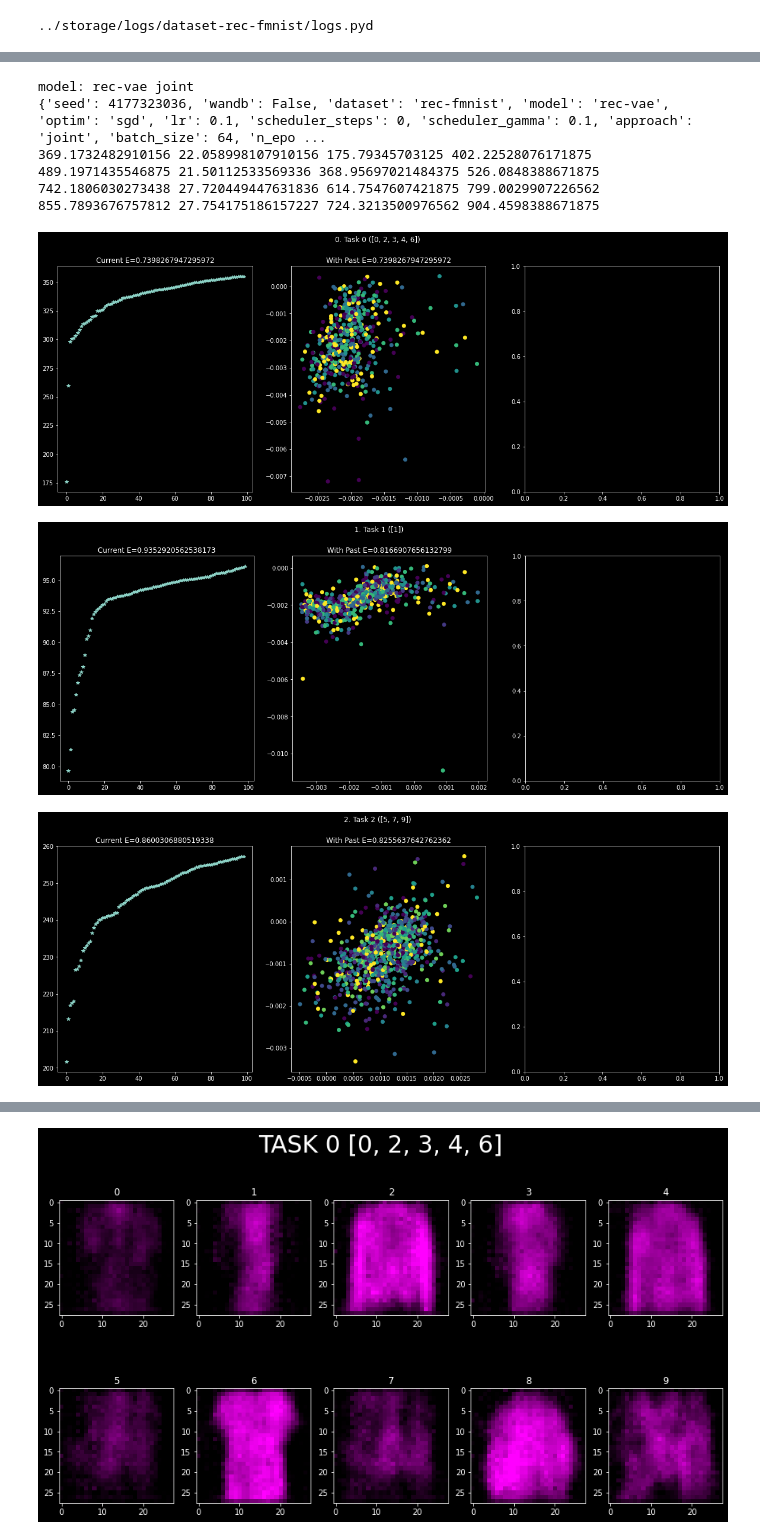
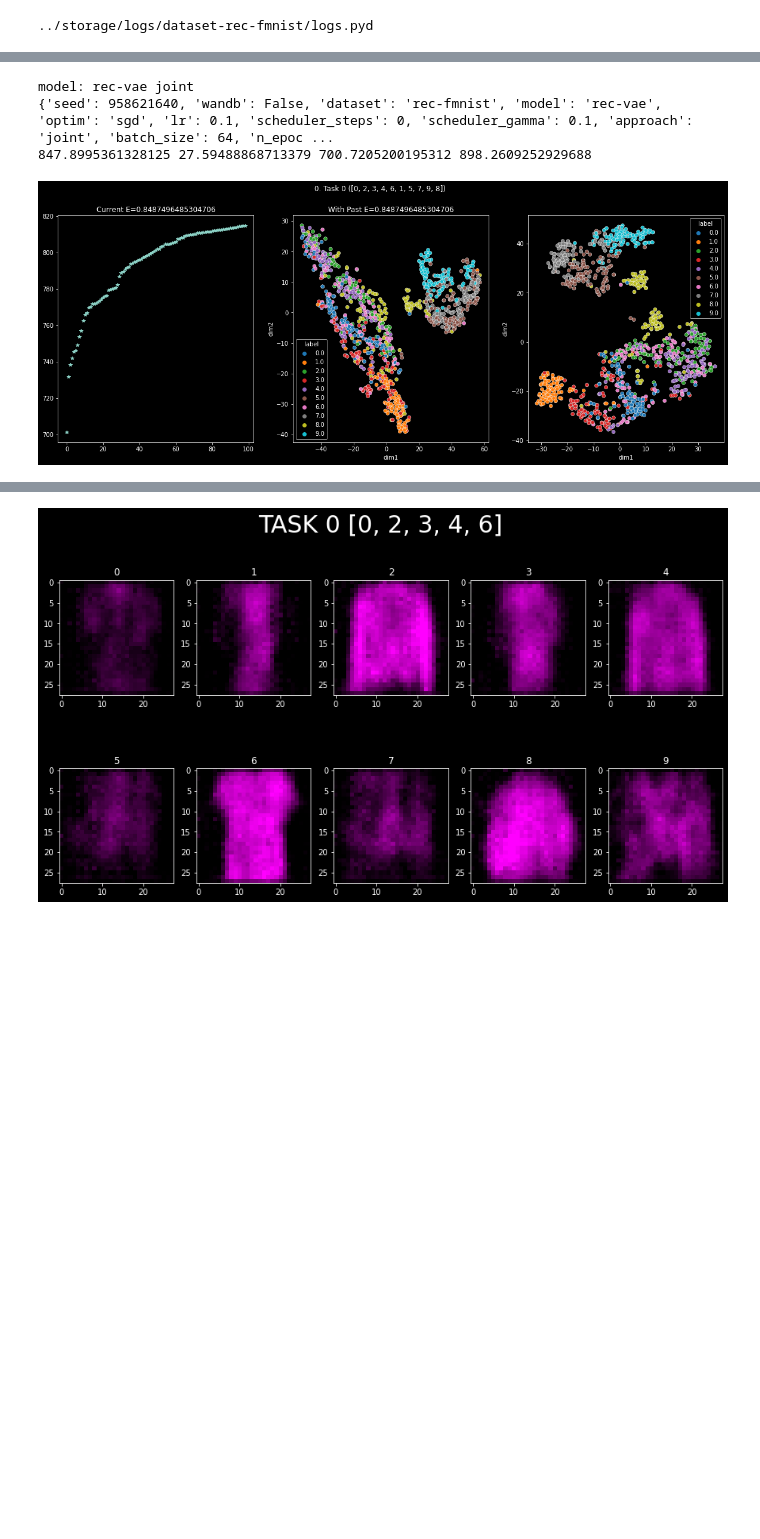
Before and after one commit to ema-frasca/canomaly, a Jupyter notebook: notebooks/spectral_analysis.ipynb, the cells around one changed output, grey strips where cells are left out. Cells and saved outputs as stored; diff of their text form; code cells hidden in the pictures; blank space fills up the shorter version.

```diff
--- a/notebooks/spectral_analysis.ipynb
+++ b/notebooks/spectral_analysis.ipynb
@@ -58,17 +58,14 @@ def calc_D_L_torch(data: torch.Tensor, sigma=1.):
     L = D - A
     return A, D, L
 
-def find_eig_torch(laplacian: torch.Tensor, return_sorted_indices=False):
+def find_eig_torch(laplacian: torch.Tensor):
     eigenvalues, eigenvectors = torch.linalg.eig(laplacian)
     eigenvalues = eigenvalues.to(float)
     eigenvectors = eigenvectors.to(float)
     sorted_indices = torch.argsort(eigenvalues)
-    eigenvalues, eigenvectors = eigenvalues[sorted_indices], eigenvectors[:, sorted_indices]
+    eigenvalues, eigenvectors = eigenvalues[sorted_indices], eigenvectors[:,sorted_indices]
 #     print(eigenvalues,'\n'*2 ,eigenvectors)
-    if return_sorted_indices:
-        return eigenvalues, eigenvectors, sorted_indices
-    else:
-        return eigenvalues, eigenvectors
+    return eigenvalues, eigenvectors
 
 def normalize_A_torch(a_m, d_m):
     return torch.sqrt(torch.linalg.inv(d_m))@a_m@torch.sqrt(torch.linalg.inv(d_m))
@@ -169,7 +167,7 @@ total:          energy 0.8566           mean -0.000 ± 0.050
 
 -------------------------
 # %%
-exp = exp_list[-1]
+exp = exp_list[1]
 sigma = 1
 print_exp_info(exp)
 figsize = (20, 7)
@@ -183,48 +181,45 @@ for task_id in exp['results']:
     knowledge = [k for k in exp['knowledge'].values()]
     for i in range(1, len(knowledge)):
         knowledge[i] = [k for k in knowledge[i] if k not in flatten_list(knowledge[:i])]
 
     cur_latents = latents[np.isin(targets.cpu(), knowledge[task_idx])]
     past_latents = latents[np.isin(targets.cpu(), flatten_list(knowledge[:task_idx+1]))]
     fut_latents = latents[np.isin(targets.cpu(), flatten_list(knowledge[task_idx:]))]
     past_targets = targets[np.isin(targets.cpu(), flatten_list(knowledge[:task_idx+1]))]
 
     fig, ax = plt.subplots(1, 3, figsize=figsize)
     A, D, L = calc_D_L_torch(cur_latents, sigma=sigma)
     eigenvalues, eigenvectors = find_eig_torch(L)
     # eigenvalues /= len(cur_latents)
     ax[0].plot(eigenvalues[1:limit].cpu(), '*')
     ax[0].set_title(f'Current E={calc_energy_from_values(eigenvalues)}')
 
     A, D, L = calc_D_L_torch(past_latents, sigma=sigma)
     print((D.sum(1)-1).mean().item(),(D.sum(1)-1).std().item(), (D.sum(1)-1).min().item(), (D.sum(1)-1).max().item())
-    eigenvalues, eigenvectors, sorted_ind = find_eig_torch(L, return_sorted_indices=True)
+    eigenvalues, eigenvectors = find_eig_torch(L)
     # eigenvalues /= len(past_latents)
     # ax[1].plot(eigenvalues[1:limit].cpu(), '*')
-    sorted_past_targets = past_targets[sorted_ind]
     filt_1 = (np.quantile(eigenvectors[:, 1].cpu().numpy(), .99) > eigenvectors[:, 1].cpu().numpy()) & (eigenvectors[:, 1].cpu().numpy() > np.quantile(eigenvectors[:, 1].cpu().numpy(), .01))
     filt_2 = (np.quantile(eigenvectors[:, 2].cpu().numpy(), .99) > eigenvectors[:, 2].cpu().numpy()) & (eigenvectors[:, 1].cpu().numpy() > np.quantile(eigenvectors[:, 2].cpu().numpy(), .01))
     filt_total = filt_1 & filt_2
-    ax[1].scatter(eigenvectors[filt_total, 1].cpu(), eigenvectors[filt_total, 2].cpu(), c=sorted_past_targets[filt_total].cpu())
+#     ax[1].scatter(eigenvectors[filt_total, 1].cpu(), eigenvectors[filt_total, 2].cpu(), c=past_targets[filt_total].cpu())
     ax[1].set_title(f'With Past E={calc_energy_from_values(eigenvalues)}')
 
-    # ts = TSNE(n_components=2, random_state=0, perplexity=30)
-    # tr = ts.fit_transform(eigenvectors[:,:5].cpu().numpy())
-    # ax[2].scatter(tr[:,0], tr[:,1], c=past_targets[sorted_ind].cpu())
+    ts = TSNE(n_components=2, random_state=0, perplexity=30)
+    tr = ts.fit_transform(eigenvectors[:,:32].cpu().numpy())
+#     ax[1].scatter(tr[:,0], tr[:,1], c=past_targets.cpu())
+    data = pd.DataFrame(np.concatenate([tr, past_targets.cpu()[:, None]], axis=1), columns=['dim1','dim2','label'])
+    # fig,ax = plt.subplots(figsize=(10,10))
+    sns.scatterplot(x='dim1', y='dim2', hue='label', data=data, palette='tab10', ax=ax[1])
 
     plt.suptitle(f'{task_idx}. Task {task_id} ({knowledge[task_idx]})')
-    # ts = TSNE(n_components=2, perplexity=30, random_state=0)
-    # tr = ts.fit_transform(past_latents.cpu().numpy())
-    # data = pd.DataFrame(np.concatenate([tr, past_targets.cpu()[:, None]], axis=1), columns=['dim1','dim2','label'])
+    ts = TSNE(n_components=2, perplexity=30, random_state=0)
+    tr = ts.fit_transform(past_latents.cpu().numpy())
+    data = pd.DataFrame(np.concatenate([tr, past_targets.cpu()[:, None]], axis=1), columns=['dim1','dim2','label'])
     # fig,ax = plt.subplots(figsize=(10,10))
-    # sns.scatterplot(x='dim1', y='dim2', hue='label', data=data, palette='tab10', ax=ax)
+    sns.scatterplot(x='dim1', y='dim2', hue='label', data=data, palette='tab10', ax=ax[2])
 # %% [output]
 model: rec-vae joint
-{'seed': 4177323036, 'wandb': False, 'dataset': 'rec-fmnist', 'model': 'rec-vae', 'optim': 'sgd', 'lr': 0.1, 'scheduler_steps': 0, 'scheduler_gamma': 0.1, 'approach': 'joint', 'batch_size': 64, 'n_epo ...
-369.1732482910156 22.058998107910156 175.79345703125 402.22528076171875
-489.1971435546875 21.50112533569336 368.95697021484375 526.0848388671875
-742.1806030273438 27.720449447631836 614.7547607421875 799.0029907226562
-855.7893676757812 27.754175186157227 724.3213500976562 904.4598388671875
+{'seed': 958621640, 'wandb': False, 'dataset': 'rec-fmnist', 'model': 'rec-vae', 'optim': 'sgd', 'lr': 0.1, 'scheduler_steps': 0, 'scheduler_gamma': 0.1, 'approach': 'joint', 'batch_size': 64, 'n_epoc ...
+847.8995361328125 27.59488868713379 700.7205200195312 898.2609252929688
-[figure, old version]
+[figure, new version]
-[figure, removed]
-[figure, removed]
```
Also changed, not shown: parts of 2 cells of this notebook.
